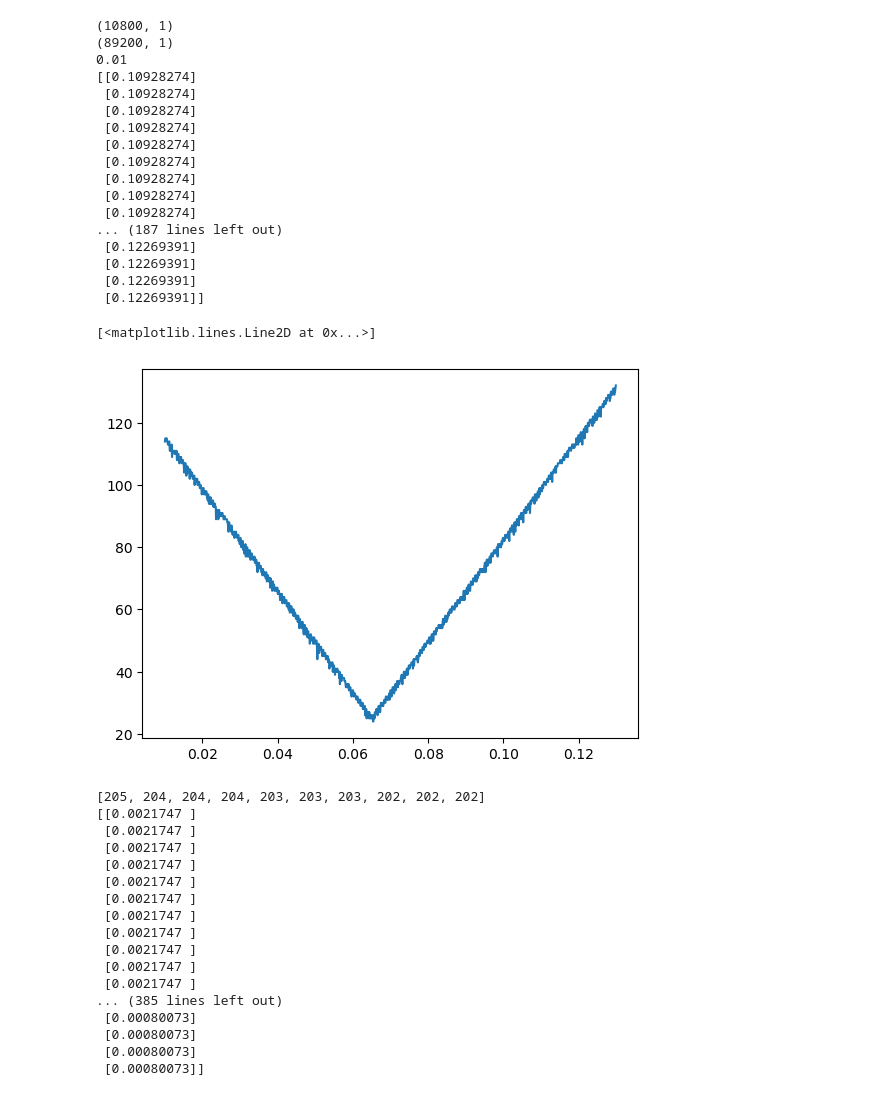
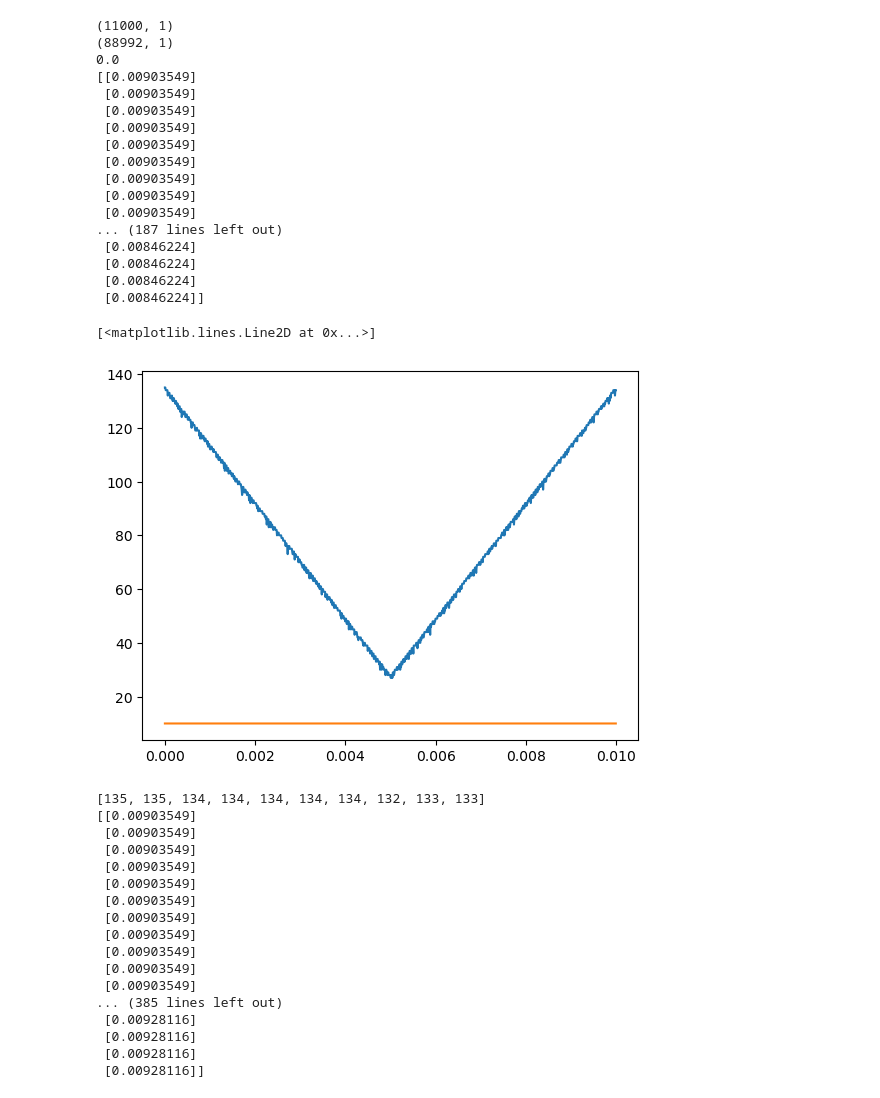
Before and after one commit to gitMorelli/estimating_r, a Jupyter notebook: check_yr.ipynb, the cells around one changed output. Cells and saved outputs as stored; diff of their text form; code cells hidden in the pictures.

Commit message:
cahnges to the new_estimate_on_test file

```diff
--- a/check_yr.ipynb
+++ b/check_yr.ipynb
@@ -1,6 +1,6 @@
 # %%
 import numpy as np
-f=np.load("/home/amorelli/QU_foreground_tau/2_6_23/check_r_distribution.npz")
+f=np.load("/home/amorelli/r_estimate/foreground_B/6_6_23/check_r_distribution.npz")
 y_val=f["y_val"]
 y_train=f["y_train"]
 # %%
@@ -9,23 +9,23 @@ print(y_train.shape)
 print(np.min(y_train))
 print(y_train[:200])
 # %% [output]
-(10800, 1)
-(89200, 1)
-0.01
-[[0.10928274]
- [0.10928274]
- [0.10928274]
- [0.10928274]
- [0.10928274]
- [0.10928274]
- [0.10928274]
- [0.10928274]
- [0.10928274]
+(11000, 1)
+(88992, 1)
+0.0
+[[0.00903549]
+ [0.00903549]
+ [0.00903549]
+ [0.00903549]
+ [0.00903549]
+ [0.00903549]
+ [0.00903549]
+ [0.00903549]
+ [0.00903549]
 ... (187 lines left out)
- [0.12269391]
- [0.12269391]
- [0.12269391]
- [0.12269391]]
+ [0.00846224]
+ [0.00846224]
+ [0.00846224]
+ [0.00846224]]
 # %%
 import matplotlib.pyplot as plt
 #print(y_val[:100])
@@ -44,33 +44,35 @@ def check_y(y_train):
             pass
     return y_count, y_red
 y_count, y_red = check_y(y_train)
+y_count2, y_red2 = check_y(y_val)
 # %%
 #print(y_red)
 plt.plot(y_red,y_count)
+plt.plot(y_red2,y_count2)
 # %% [output]
 [<matplotlib.lines.Line2D at 0x...>]
-[figure, old version]
+[figure, new version]
 # %%
 print(y_count[:10])
 print(y_train[:400])
 # %% [output]
-[205, 204, 204, 204, 203, 203, 203, 202, 202, 202]
-[[0.0021747 ]
- [0.0021747 ]
- [0.0021747 ]
- [0.0021747 ]
- [0.0021747 ]
- [0.0021747 ]
- [0.0021747 ]
- [0.0021747 ]
- [0.0021747 ]
- [0.0021747 ]
- [0.0021747 ]
+[135, 135, 134, 134, 134, 134, 134, 132, 133, 133]
+[[0.00903549]
+ [0.00903549]
+ [0.00903549]
+ [0.00903549]
+ [0.00903549]
+ [0.00903549]
+ [0.00903549]
+ [0.00903549]
+ [0.00903549]
+ [0.00903549]
+ [0.00903549]
 ... (385 lines left out)
- [0.00080073]
- [0.00080073]
- [0.00080073]
- [0.00080073]]
+ [0.00928116]
+ [0.00928116]
+ [0.00928116]
+ [0.00928116]]
 # %%
 y_count_v=[]
 y_red_v=[]
```
Also changed, not shown: parts of 1 cell of this notebook, 4 other files.
